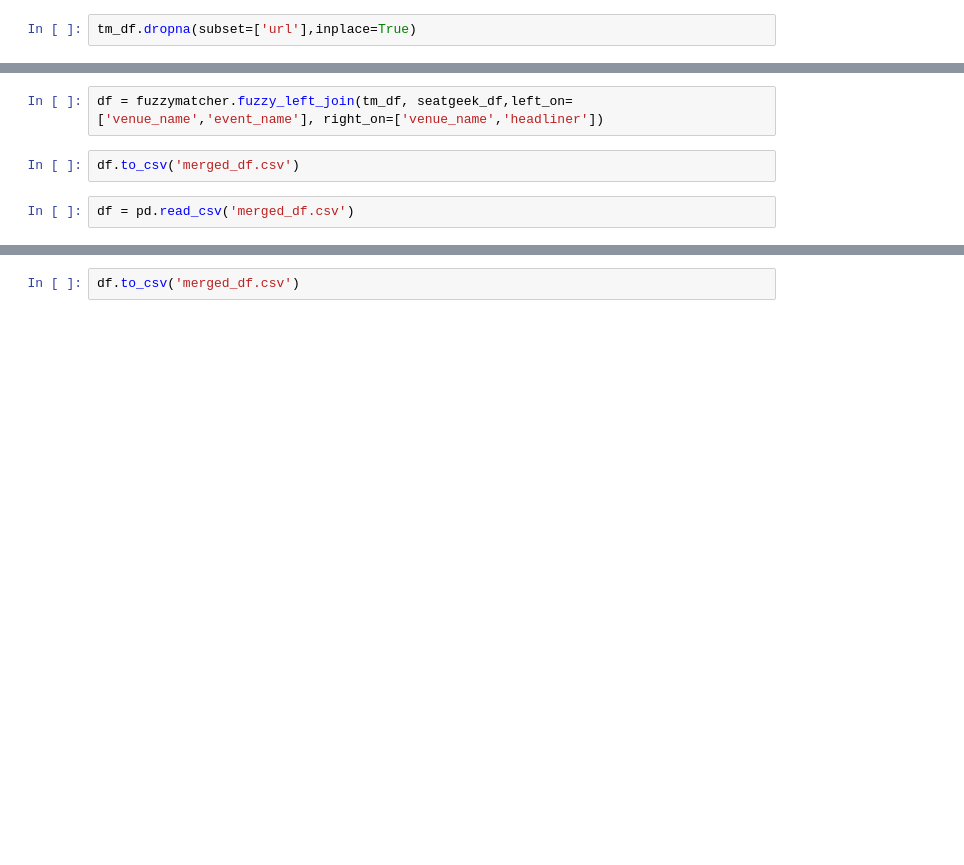
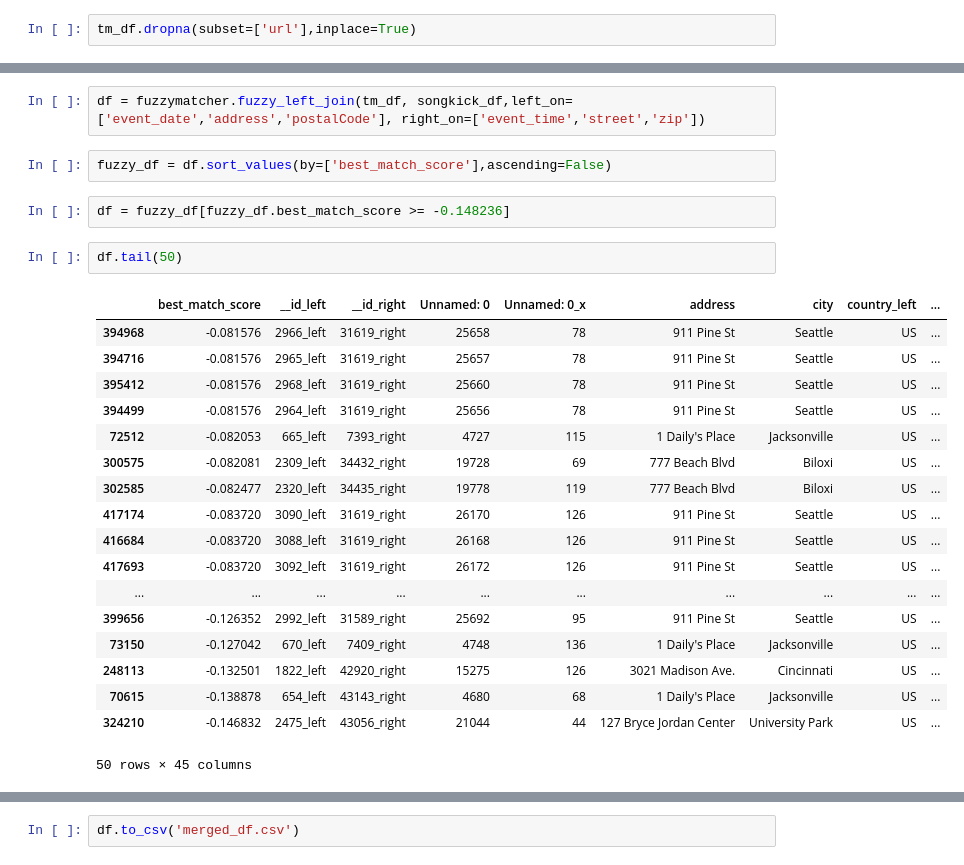
Before and after one commit to matt8955/sellout-prediction, a Jupyter notebook: data cleaning.ipynb, the cells around one changed output, grey strips where cells are left out. Cells and saved outputs as stored; diff of their text form; blank space fills up the shorter version.

```diff
--- a/data cleaning.ipynb
+++ b/data cleaning.ipynb
@@ -66,9 +79,30 @@ seatgeek_df.head()
 # %%
-df = fuzzymatcher.fuzzy_left_join(tm_df, seatgeek_df,left_on=['venue_name','event_name'], right_on=['venue_name','headliner'])
+df = fuzzymatcher.fuzzy_left_join(tm_df, songkick_df,left_on=['event_date','address','postalCode'], right_on=['event_time','street','zip'])
-# %%
-df.to_csv('merged_df.csv')
-# %%
-df = pd.read_csv('merged_df.csv')
+# %%
+fuzzy_df = df.sort_values(by=['best_match_score'],ascending=False)
+# %%
+df = fuzzy_df[fuzzy_df.best_match_score >= -0.148236]
+# %%
+df.tail(50)
+# %% [output]
+|  | best_match_score | __id_left | __id_right | Unnamed: 0 | Unnamed: 0_x | address | city | country_left | ... |
+| 394968 | -0.081576 | 2966_left | 31619_right | 25658 | 78 | 911 Pine St | Seattle | US | ... |
+| 394716 | -0.081576 | 2965_left | 31619_right | 25657 | 78 | 911 Pine St | Seattle | US | ... |
+| 395412 | -0.081576 | 2968_left | 31619_right | 25660 | 78 | 911 Pine St | Seattle | US | ... |
+| 394499 | -0.081576 | 2964_left | 31619_right | 25656 | 78 | 911 Pine St | Seattle | US | ... |
+| 72512 | -0.082053 | 665_left | 7393_right | 4727 | 115 | 1 Daily's Place | Jacksonville | US | ... |
+| 300575 | -0.082081 | 2309_left | 34432_right | 19728 | 69 | 777 Beach Blvd | Biloxi | US | ... |
+| 302585 | -0.082477 | 2320_left | 34435_right | 19778 | 119 | 777 Beach Blvd | Biloxi | US | ... |
+| 417174 | -0.083720 | 3090_left | 31619_right | 26170 | 126 | 911 Pine St | Seattle | US | ... |
+| 416684 | -0.083720 | 3088_left | 31619_right | 26168 | 126 | 911 Pine St | Seattle | US | ... |
+| 417693 | -0.083720 | 3092_left | 31619_right | 26172 | 126 | 911 Pine St | Seattle | US | ... |
+| ... | ... | ... | ... | ... | ... | ... | ... | ... | ... |
+| 399656 | -0.126352 | 2992_left | 31589_right | 25692 | 95 | 911 Pine St | Seattle | US | ... |
+| 73150 | -0.127042 | 670_left | 7409_right | 4748 | 136 | 1 Daily's Place | Jacksonville | US | ... |
+| 248113 | -0.132501 | 1822_left | 42920_right | 15275 | 126 | 3021 Madison Ave. | Cincinnati | US | ... |
+| 70615 | -0.138878 | 654_left | 43143_right | 4680 | 68 | 1 Daily's Place | Jacksonville | US | ... |
+| 324210 | -0.146832 | 2475_left | 43056_right | 21044 | 44 | 127 Bryce Jordan Center | University Park | US | ... |
+50 rows × 45 columns
 # %%
 df.columns
 # %% [output]
```
Also changed, not shown: parts of 93 cells of this notebook, 18 other files.
